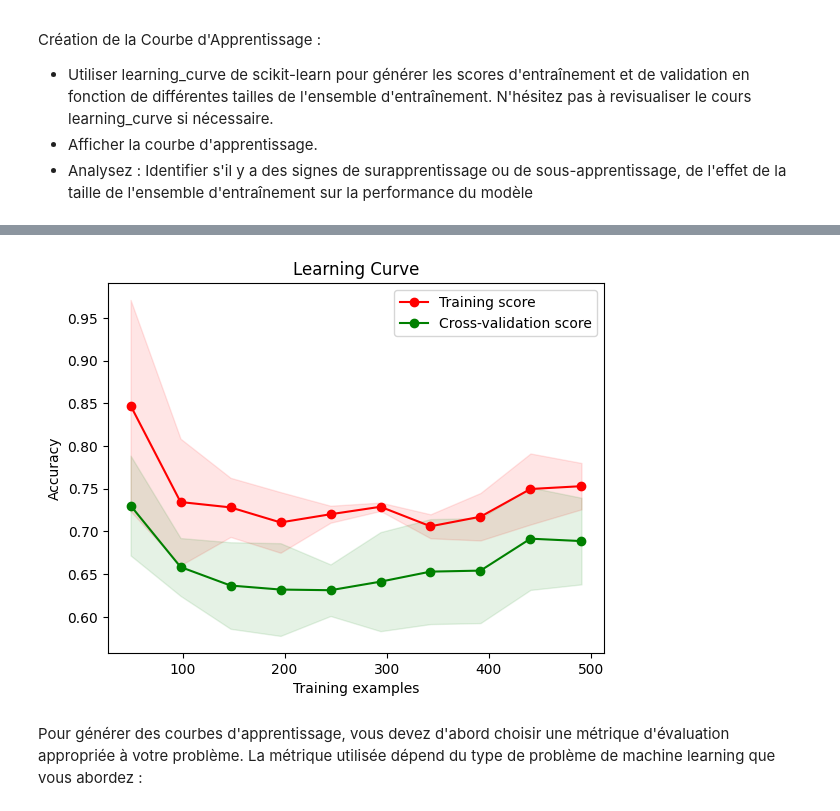
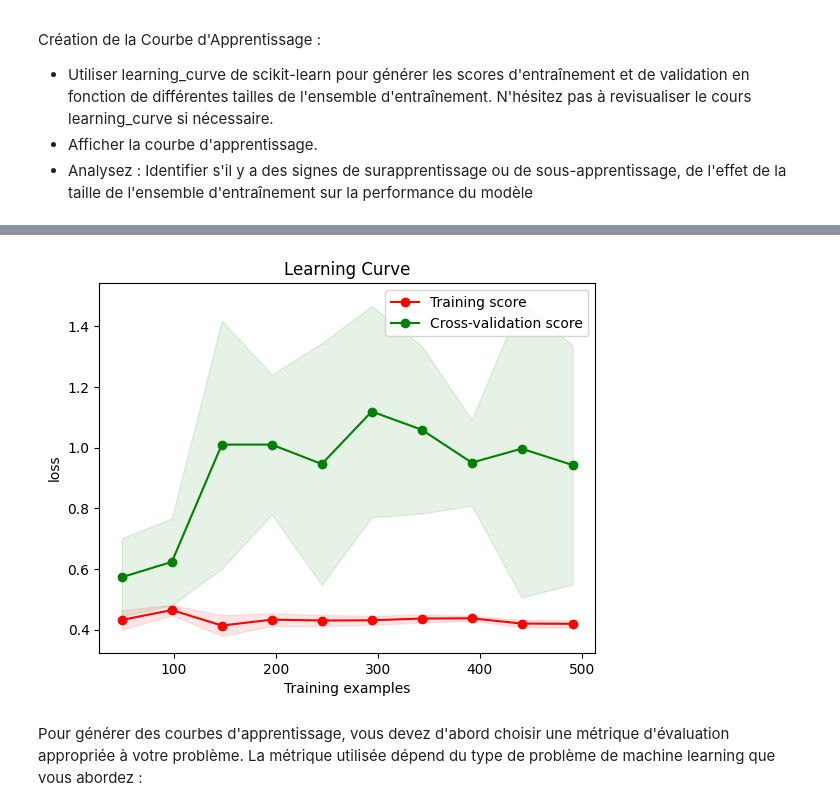
Before and after one commit to ElieLECAS/ML_avance, a Jupyter notebook: learning_curve/modelisation_1.ipynb, the cells around one changed output, grey strips where cells are left out. Drawn from its saved outputs; the diff is of its cells as text; code cells hidden in the pictures.

```diff
--- a/learning_curve/modelisation_1.ipynb
+++ b/learning_curve/modelisation_1.ipynb
@@ -123,37 +120,37 @@ Pipeline(steps=[('preprocessor',
 # %%
 from sklearn.model_selection import learning_curve
 import matplotlib.pyplot as plt
 
 train_sizes, train_scores, validation_scores = learning_curve(
     estimator = best_model,
     X = X_train,
     y = y_train,
     train_sizes = np.linspace(0.1, 1.0, 10),
     cv = 5,
-    scoring = 'precision'
+    scoring = 'neg_log_loss'
 )
 
-train_scores_mean = train_scores.mean(axis = 1)
+train_scores_mean = -train_scores.mean(axis = 1)
 train_scores_std = train_scores.std(axis = 1)
-validation_scores_mean = validation_scores.mean(axis = 1)
+validation_scores_mean = -validation_scores.mean(axis = 1)
 validation_scores_std = validation_scores.std(axis = 1)
 
 plt.figure()
 plt.title("Learning Curve")
 plt.xlabel("Training examples")
-plt.ylabel("Accuracy")
+plt.ylabel("loss")
 
 plt.plot(train_sizes, train_scores_mean, 'o-', color="r", label="Training score")
 plt.plot(train_sizes, validation_scores_mean, 'o-', color="g", label="Cross-validation score")
 
 plt.fill_between(train_sizes, train_scores_mean - train_scores_std, train_scores_mean + train_scores_std, alpha=0.1, color="r")
 plt.fill_between(train_sizes, validation_scores_mean - validation_scores_std, validation_scores_mean + validation_scores_std, alpha=0.1, color="g")
 
-plt.legend(loc="best")
+plt.legend()
 plt.show()
 
 plt.show()
 # %% [output]
-[figure, old version]
+[figure, new version]
 # %% [markdown]
 Pour générer des courbes d'apprentissage, vous devez d'abord choisir une métrique d'évaluation appropriée à votre problème. La métrique utilisée dépend du type de problème de machine learning que vous abordez :
```
Also changed, not shown: parts of 2 cells of this notebook, 4 other files.
